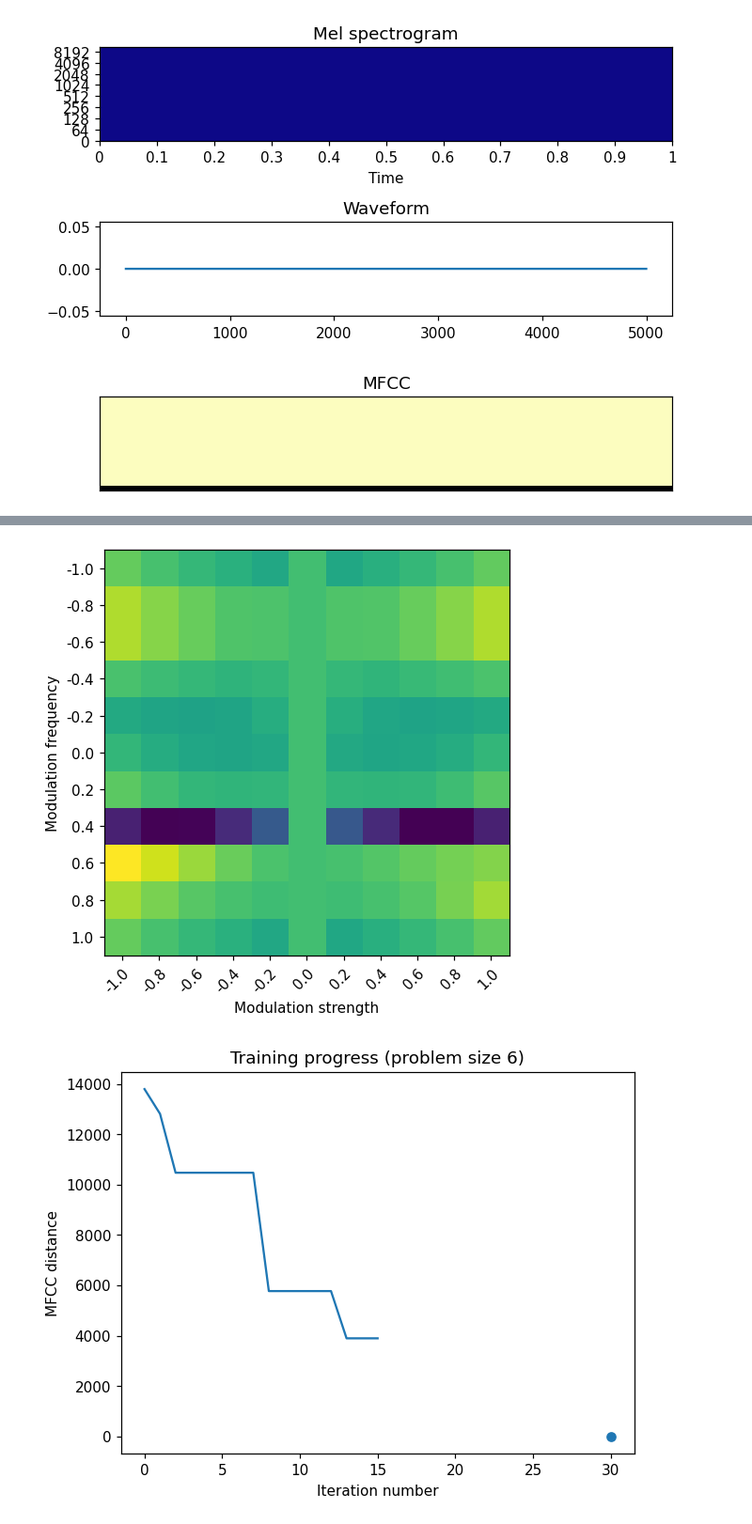
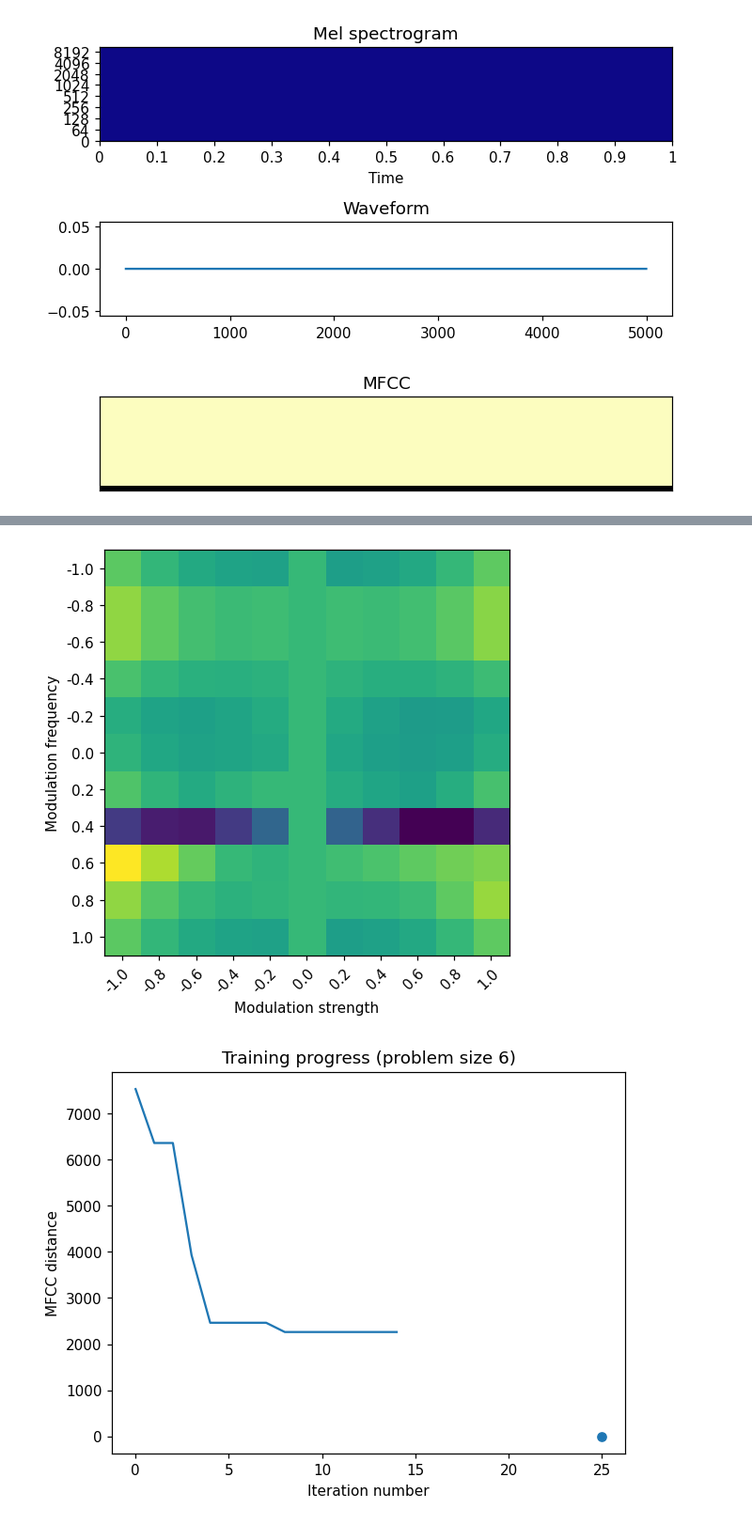
Before and after one commit to Wint3rmute/luthier, a Jupyter notebook: prototyping.ipynb, the cells around one changed output, grey strips where cells are left out. Shown at 94% size. Drawn from its saved outputs; the diff is of its cells as text; code cells hidden in the pictures.

```diff
--- a/prototyping.ipynb
+++ b/prototyping.ipynb
@@ -89,8 +89,9 @@ def one_operator_fm():
 
     graph.nodes[mod_index_scaler].inputs.scale = 0.70
     graph.nodes[mod_freq_mult].inputs.scale = 0.45
-    graph.nodes[1].inputs.attack = 0.001
-    graph.nodes[1].inputs.release = 0.0001
+    graph.nodes[1].inputs.attack = 0.1
+    graph.nodes[1].inputs.sustain = 0.0
+    graph.nodes[1].inputs.release = 0.0
 
     graph.patch(carrier, "output", 1, "input")
     graph.patch(2, "output", carrier, "frequency")
@@ -179,0 +181,15 @@ plt.plot( mod_freqs, results )
+# %%
+attack_values = [ a / 100 for a in range(-100, 100, 1) ]
+results = []
+
+def get_distance_variable_attack(attack):
+    graph = one_operator_fm()
+    graph.nodes[1].inputs.attack = attack
+    generated_audio = graph.play(SAMPLE_RATE)
+    dist = target_audio.mfcc_distance(generated_audio)
+    return dist
+
+with Pool() as p:
+    results = list(tqdm(p.imap(get_distance_variable_attack, attack_values), total=len(attack_values)))
+
+plt.plot(attack_values, results)
@@ -221,12 +240,12 @@ ax.set_ylabel("Modulation frequency")
 ax.set_xlabel("Modulation strength")
 fig.tight_layout()
 # %% [output]
-[figure, old version]
+[figure, new version]
 # %%
 # target_audio = fm_sample
 
-MAX_ITERATIONS = 30
-POPULATION_SIZE = 30
+MAX_ITERATIONS = 25
+POPULATION_SIZE = 35
 
 def optimise_freq_and_mod(x):
     graph = one_operator_fm()
@@ -246,34 +265,34 @@ def callback(x, convergence):
     plt.scatter(MAX_ITERATIONS, 0)
     plt.title(f"Training progress (problem size {len(x)})")
     plt.xlabel("Iteration number")
     plt.ylabel("MFCC distance")
     plt.show()
 
 num_params = one_operator_fm().num_params()
 solution = differential_evolution(optimise_freq_and_mod, [ (-1, 1) for i in range(num_params) ], workers=8, maxiter=MAX_ITERATIONS, popsize=POPULATION_SIZE, polish=False, callback=callback)
 solution
 
 # Show the result
 
 graph = one_operator_fm()
 graph.assign_params(solution.x)
 # graph.nodes[8].set_value(solution.x[0])
 # graph.nodes[10].set_value(solution.x[1])
 
 generated_audio = graph.play(num_samples = SAMPLE_RATE * 1)
 fig, ((ax1, ax2), (ax3, ax4), (ax5, ax6)) = plt.subplots(3, 2, sharex=False, sharey=False)
 
 generated_audio.plot_spectrogram(ax1, "Trained spectrogram")
 generated_audio.plot_waveform(ax5, title="Trained waveform")
 generated_audio.plot_mfcc(ax3, title="Trained MFCC")
 
 target_audio.plot_spectrogram(ax2, title="Target spectrogram")
 target_audio.plot_waveform(ax6, title="Target waveform")
 target_audio.plot_mfcc(ax4, title="Target MFCC")
 
 fig.tight_layout()
 # %% [output]
-[figure, old version]
+[figure, new version]
 # %%
 graph = DspGraph()
 param = Param()
```
Also changed, not shown: parts of 5 cells of this notebook, 1 other file.
